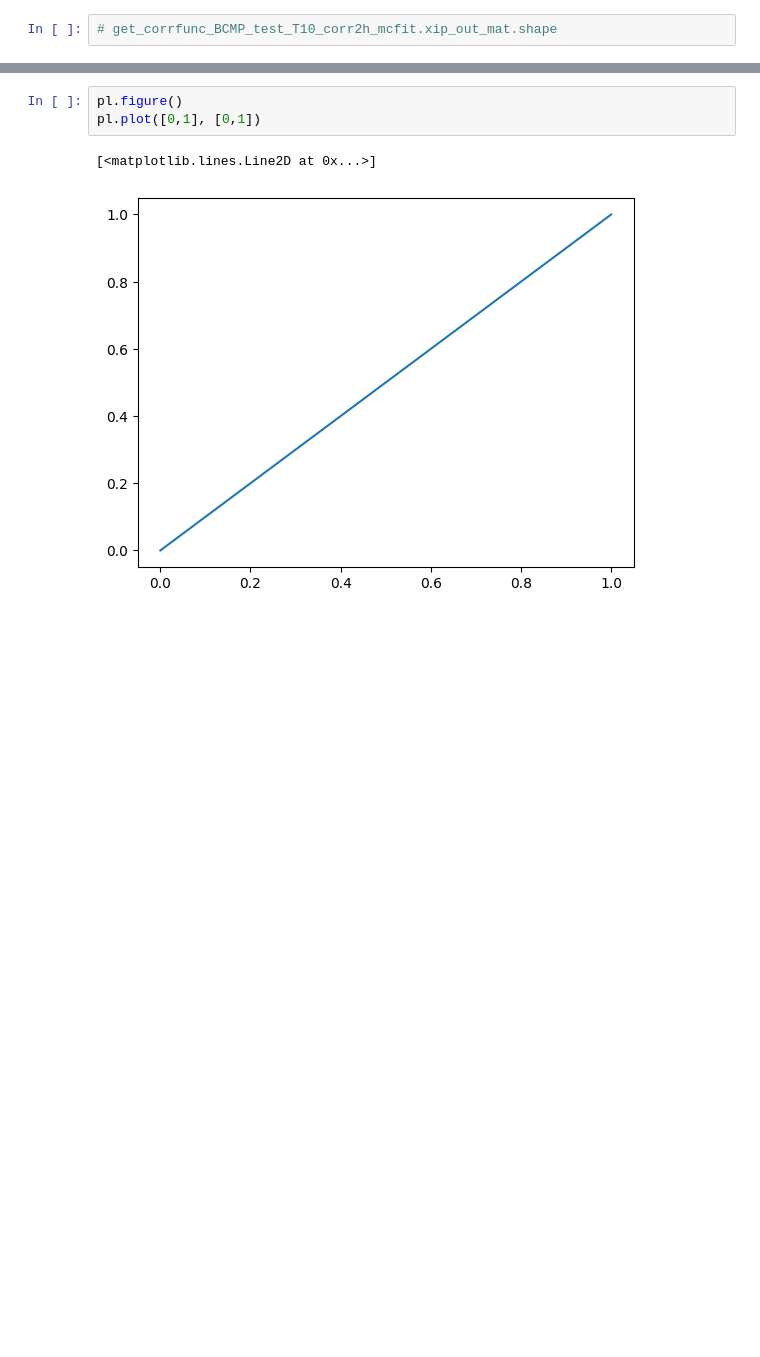
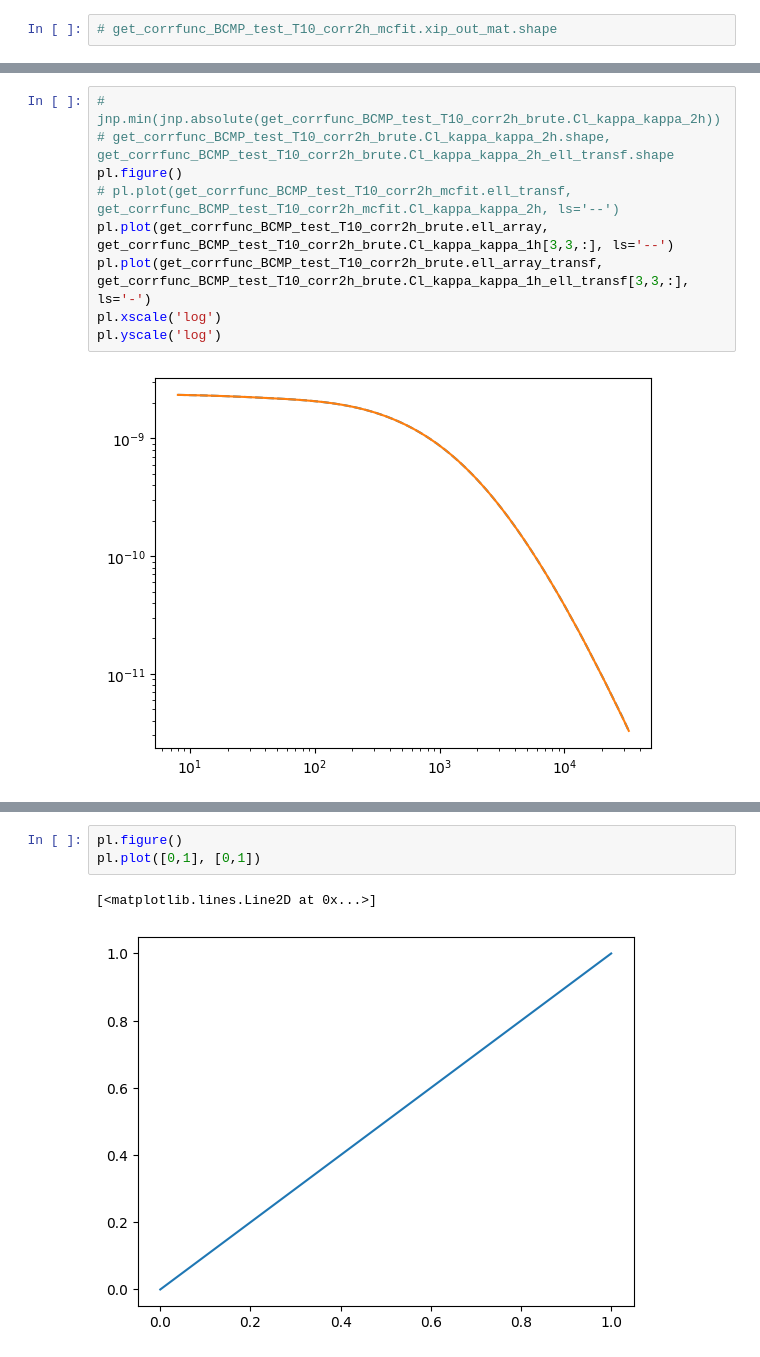
Before and after one commit to shivampcosmo/GODMAX, a Jupyter notebook: notebooks/test_convergence.ipynb, the cells around one changed output, grey strips where cells are left out. Drawn from its saved outputs; the diff is of its cells as text; blank space fills up the shorter version.

```diff
--- a/notebooks/test_convergence.ipynb
+++ b/notebooks/test_convergence.ipynb
@@ -141,0 +146,11 @@ pl.yscale('log')
+# %%
+# jnp.min(jnp.absolute(get_corrfunc_BCMP_test_T10_corr2h_brute.Cl_kappa_kappa_2h))
+# get_corrfunc_BCMP_test_T10_corr2h_brute.Cl_kappa_kappa_2h.shape, get_corrfunc_BCMP_test_T10_corr2h_brute.Cl_kappa_kappa_2h_ell_transf.shape
+pl.figure()
+# pl.plot(get_corrfunc_BCMP_test_T10_corr2h_mcfit.ell_transf, get_corrfunc_BCMP_test_T10_corr2h_mcfit.Cl_kappa_kappa_2h, ls='--')
+pl.plot(get_corrfunc_BCMP_test_T10_corr2h_brute.ell_array, get_corrfunc_BCMP_test_T10_corr2h_brute.Cl_kappa_kappa_1h[3,3,:], ls='--')
+pl.plot(get_corrfunc_BCMP_test_T10_corr2h_brute.ell_array_transf, get_corrfunc_BCMP_test_T10_corr2h_brute.Cl_kappa_kappa_1h_ell_transf[3,3,:], ls='-')
+pl.xscale('log')
+pl.yscale('log')
+# %% [output]
+[figure, added]
```
Also changed, not shown: parts of 9 cells of this notebook, 1 other file.
